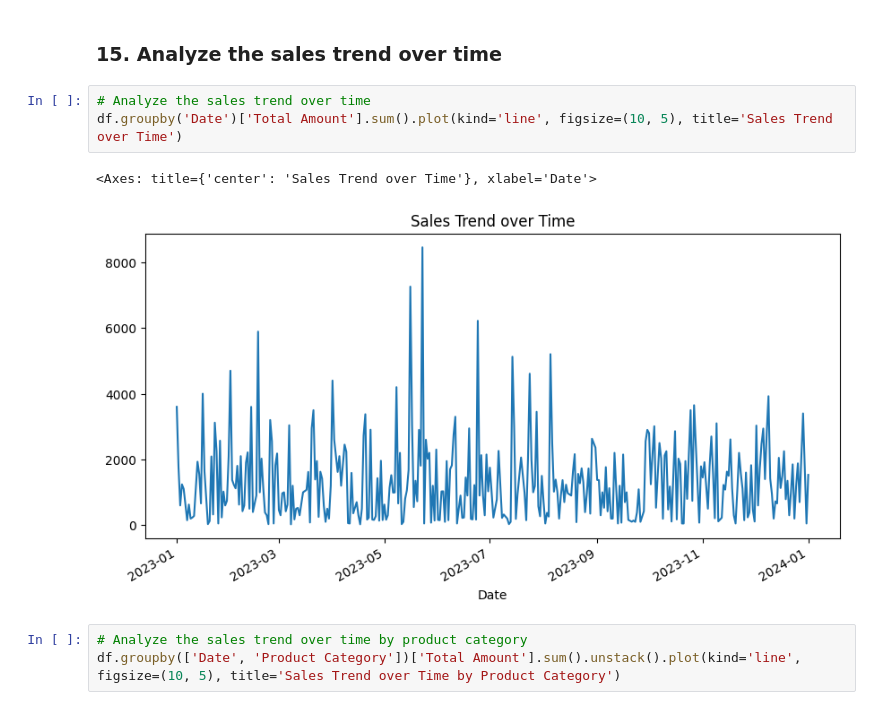
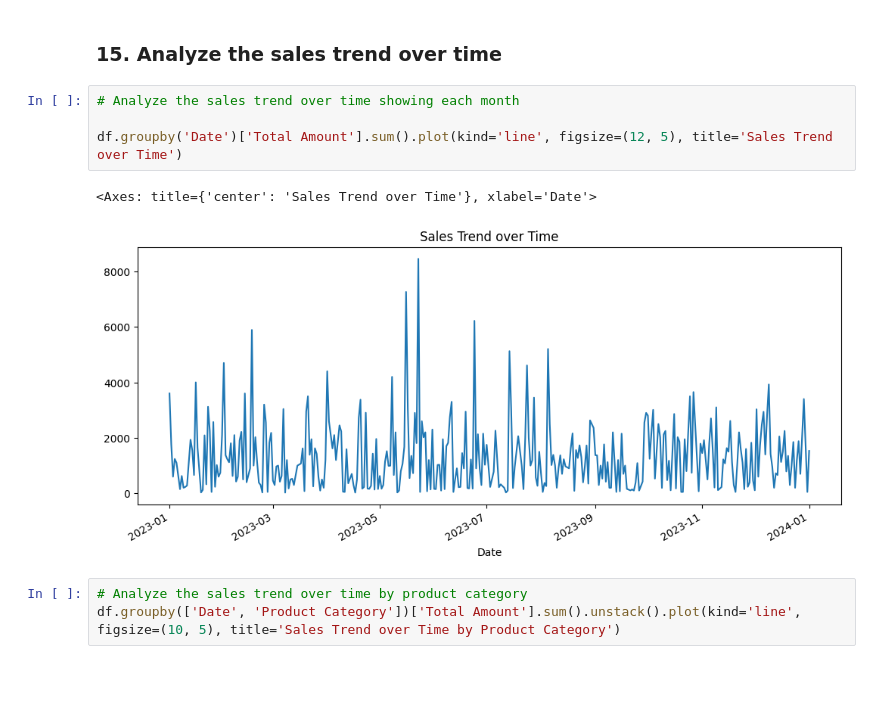
Before and after one commit to dagbolade/Retail_Sales, a Jupyter notebook: sales.ipynb, the cells around one changed output. Cells and saved outputs as stored; diff of their text form; blank space fills up the shorter version.

```diff
--- a/sales.ipynb
+++ b/sales.ipynb
@@ -201,11 +201,12 @@ df.describe()
 # %% [markdown]
 ### 15. Analyze the sales trend over time
 # %%
-# Analyze the sales trend over time
-df.groupby('Date')['Total Amount'].sum().plot(kind='line', figsize=(10, 5), title='Sales Trend over Time')
+# Analyze the sales trend over time showing each month
+
+df.groupby('Date')['Total Amount'].sum().plot(kind='line', figsize=(12, 5), title='Sales Trend over Time')
 # %% [output]
 <Axes: title={'center': 'Sales Trend over Time'}, xlabel='Date'>
-[figure, old version]
+[figure, new version]
 # %%
 # Analyze the sales trend over time by product category
 df.groupby(['Date', 'Product Category'])['Total Amount'].sum().unstack().plot(kind='line', figsize=(10, 5), title='Sales Trend over Time by Product Category')
```
Also changed, not shown: 1 other file.
